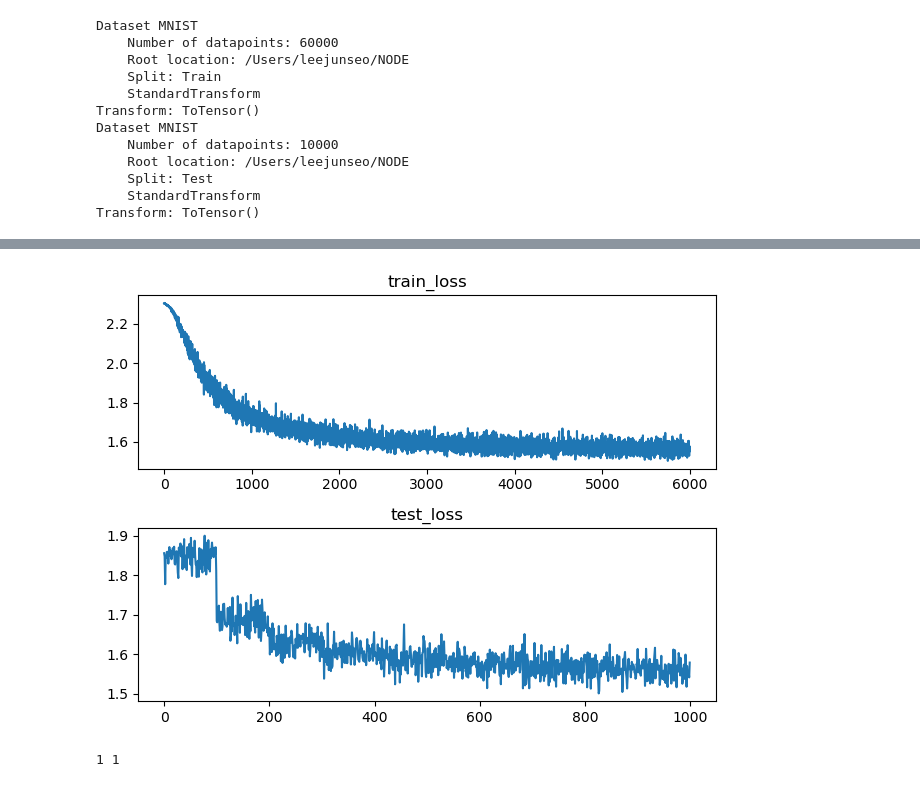
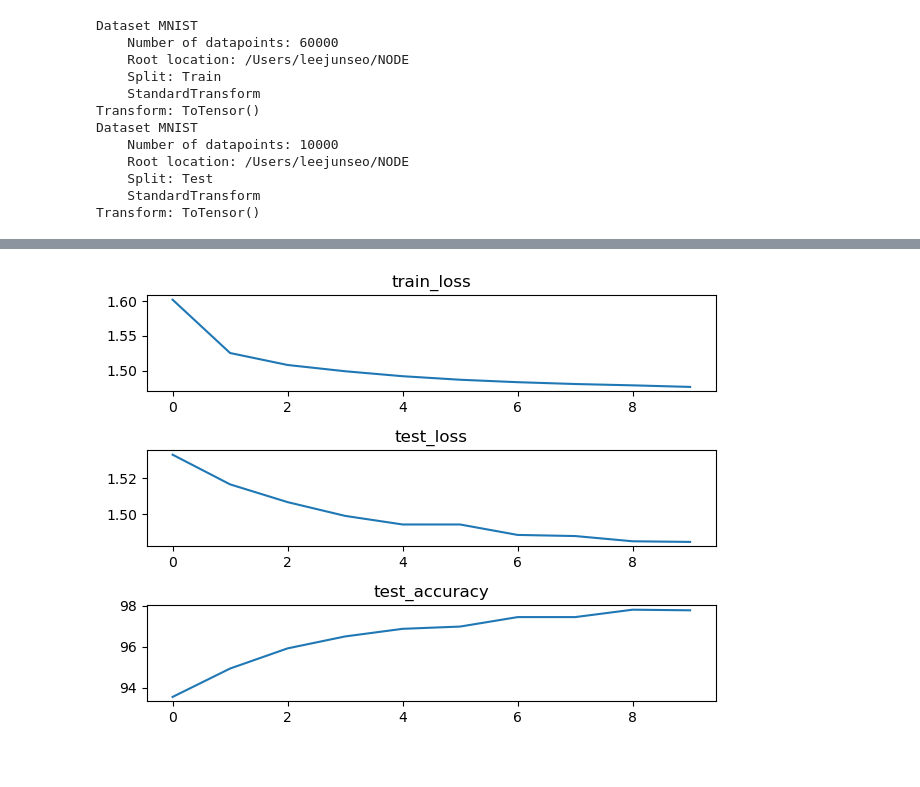
Before and after one commit to leejunseo97/NODE, a Jupyter notebook: MLP.ipynb, the cells around one changed output, grey strips where cells are left out. Cells and saved outputs as stored; diff of their text form; code cells hidden in the pictures.

```diff
--- a/MLP.ipynb
+++ b/MLP.ipynb
@@ -55,9 +55,9 @@ class MLP(torch.nn.Module):
     def __init__(self):
         super(MLP, self).__init__()
         self.flatten = torch.nn.Flatten()
-        self.fc1 = torch.nn.Linear(784, 32)
+        self.fc1 = torch.nn.Linear(784, 300)
         self.relu = torch.nn.ReLU()
-        self.fc2 = torch.nn.Linear(32,10)
+        self.fc2 = torch.nn.Linear(300,10)
         self.softmax = torch.nn.Softmax(dim=1)
     def forward(self, input):
         temp = self.flatten(input)
@@ -69,5 +69,5 @@ class MLP(torch.nn.Module):
 
 model = MLP()
 model.to(device)
-# summary(model, (100,1,28,28))
+summary(model, (100,1,28,28))
 # %% [output]
@@ -85,8 +119,11 @@ import matplotlib.pyplot as plt
 # 학습
 EPOCH = 10
 LR = 1e-3
+accum_loss = 0
 train_loss_arr = []
 test_loss_arr = []
+accum_acc = 0
+acc_arr = []
 
 loss_func = torch.nn.CrossEntropyLoss().to(device)
 optimizer = torch.optim.Adam(model.parameters(), lr=LR)
@@ -99,16 +136,28 @@ for epoch in range(EPOCH):
             optimizer.zero_grad()
             train_loss = loss_func(train_output, y.to(device))
             train_loss.backward()
+            accum_loss += train_loss.cpu().item()
             optimizer.step()
             pbar.update(1)
-            train_loss_arr.append(train_loss.cpu().item())
+    cur_train_loss = accum_loss/len(train_loader) # (아마도) loss는 미니배치 한 개에 들어있는 데이터 개수 만큼의 loss를 의미할 것임.
+    train_loss_arr.append(cur_train_loss)
+    accum_loss = 0
+
     model.eval()
     with torch.no_grad():
         with tqdm(total=len(test_loader), desc='Evaluation') as pbar:
             for x,y in test_loader:
                 test_output = model(x.to(device))
                 test_loss = loss_func(test_output, y.to(device))
+                accum_loss += test_loss.cpu().item()
+                max_prob, pred_idx = torch.max(test_output.data, 1)
+                accum_acc += (pred_idx.cpu() == y).sum().item()
                 pbar.update(1)
-                test_loss_arr.append(test_loss.cpu().item())
-    print("Epoch:%d, Loss:%1.8f, Valid_Loss:%1.8f" %(epoch, train_loss.cpu().item(), test_loss.cpu().item()))
+    cur_test_loss = accum_loss/len(test_loader)
+    test_loss_arr.append(cur_test_loss)
+    cur_acc = 100*accum_acc/len(test_loader.dataset)
+    acc_arr.append(cur_acc)
+    accum_loss = 0
+    accum_acc = 0
+    print("Epoch [{}/{}] Train_Loss: {:.4f}, Test_Loss: {:.4f}, Test_acc: {:.2f}".format(epoch+1, EPOCH, cur_train_loss,cur_test_loss, cur_acc))
 # %% [output]
@@ -125,24 +174,14 @@ Epoch:9, Loss:1.55702591, Valid_Loss:1.57906950
 # %%
-plt.subplot(2,1,1)
+plt.subplot(3,1,1)
 plt.plot(range(len(train_loss_arr)), train_loss_arr)
 plt.title('train_loss')
-plt.subplot(2,1,2)
+plt.subplot(3,1,2)
 plt.plot(range(len(test_loss_arr)), test_loss_arr)
 plt.title('test_loss')
+plt.subplot(3,1,3)
+plt.plot(range(len(acc_arr)), acc_arr)
+plt.title('test_accuracy')
 plt.tight_layout()
 plt.show()
 # %% [output]
-[figure, old version]
+[figure, new version]
-# %%
-import matplotlib as mlp
-import matplotlib.pyplot as plt
-import numpy as np
-
-x = mnist_test.__getitem__(2)[0].to(device)
-y = mnist_test.__getitem__(2)[1]
-
-
-o = model(x).cpu().view(-1).tolist()
-print(o.index(max(o)), y)
-# %% [output]
-1 1
```
Also changed, not shown: parts of 3 cells of this notebook.
